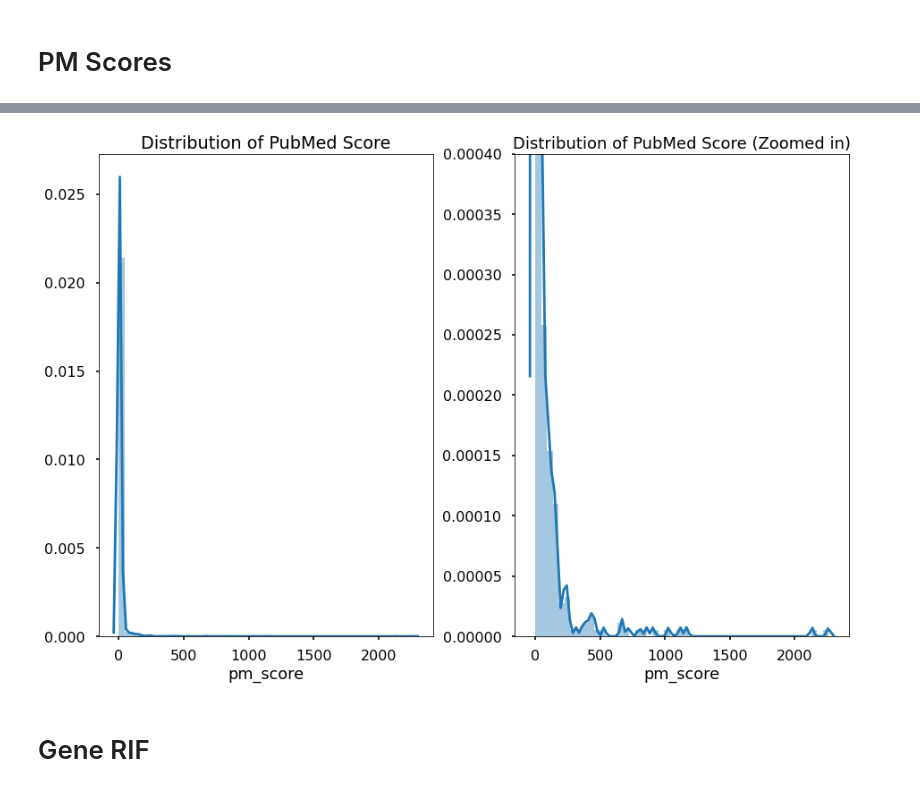
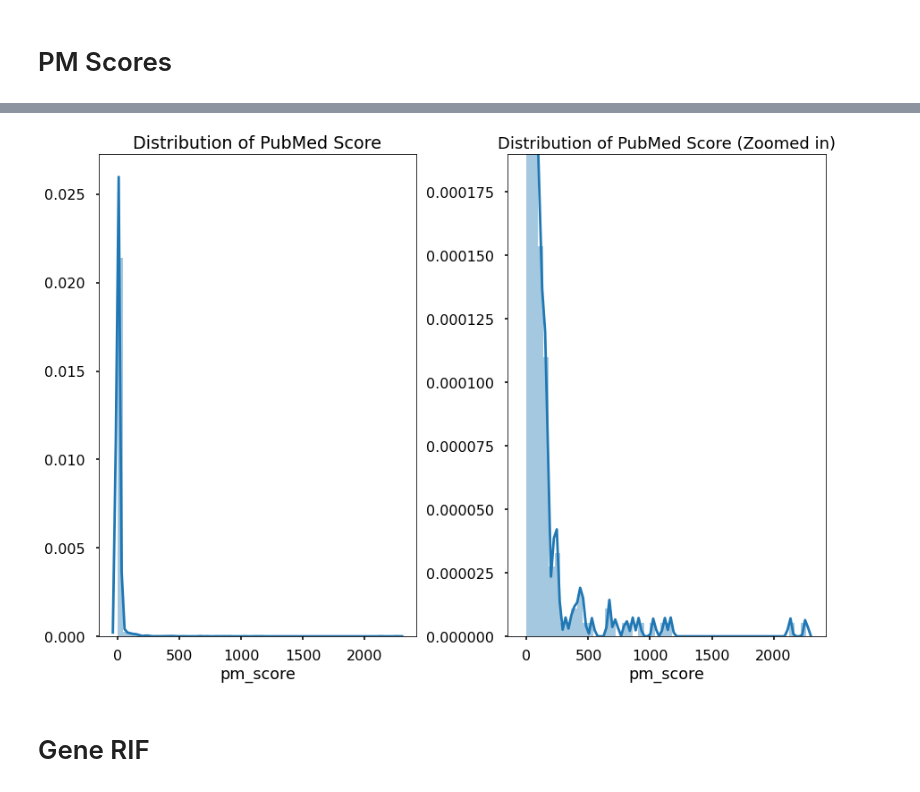
Before and after one commit to jbofill10/Pharos-Target-Examination, a Jupyter notebook: Visualizations.ipynb, the cells around one changed output, grey strips where cells are left out. Saved outputs shown, nothing was run; the diff lists cells and outputs as text; code cells hidden in the pictures.

```diff
--- a/Visualizations.ipynb
+++ b/Visualizations.ipynb
@@ -153,16 +148,16 @@ See the caveats in the documentation: https://pandas.pydata.org/pandas-docs/stab
 # %%
 fig, ax = plt.subplots(nrows=1, ncols=2)
 
 sns.distplot(pm_proteins.pm_score, ax=ax[0])
 
 sns.distplot(pm_proteins.pm_score, ax=ax[1])
 
 ax[0].set_title('Distribution of PubMed Score')
-ax[1].set_ylim(0,0.0004)
+ax[1].set_ylim(0,0.00019)
 ax[1].set_title('Distribution of PubMed Score (Zoomed in)', fontsize=18)
 plt.tight_layout()
 # %% [output]
-[figure, old version]
+[figure, new version]
 # %% [markdown]
 # Gene RIF
 # %%
```
Also changed, not shown: parts of 12 cells of this notebook, 1 other file.
